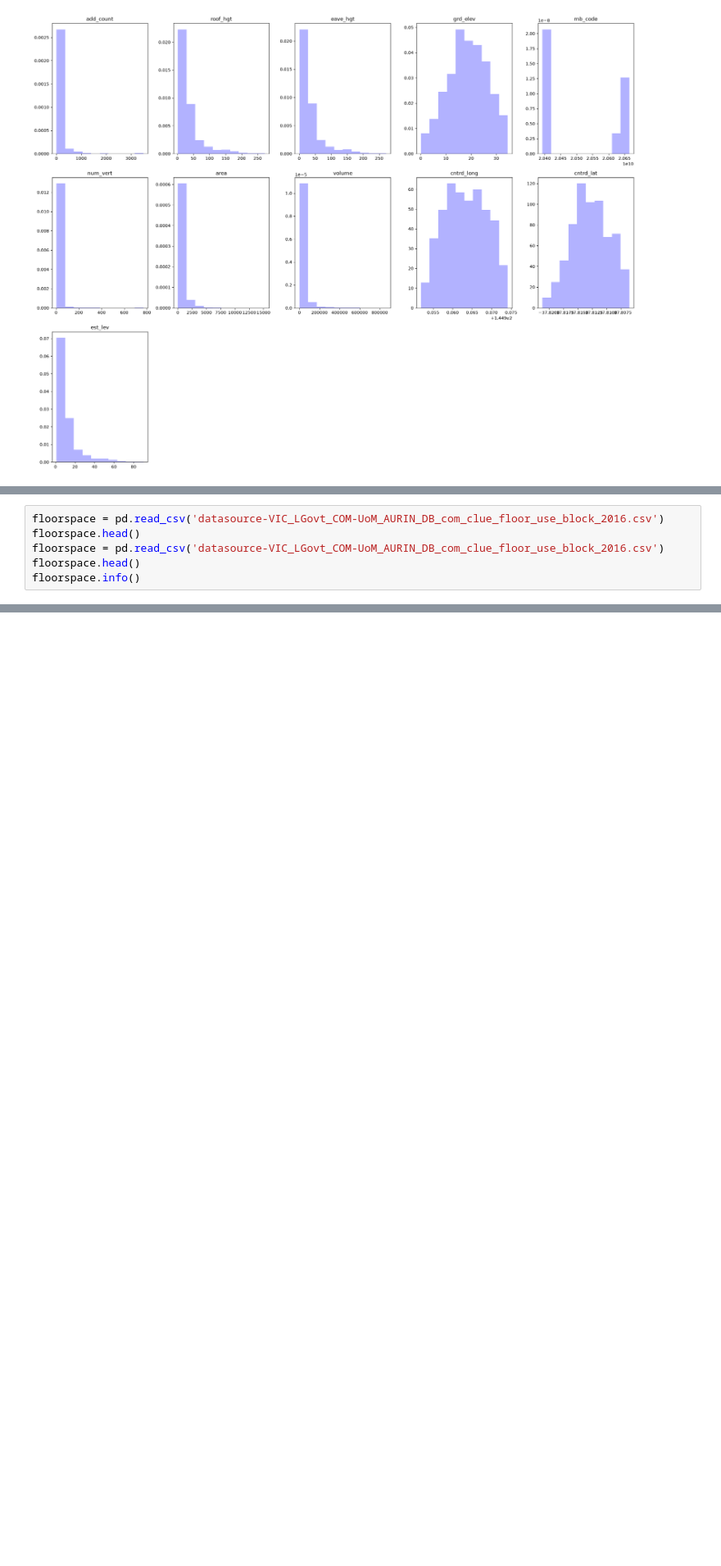
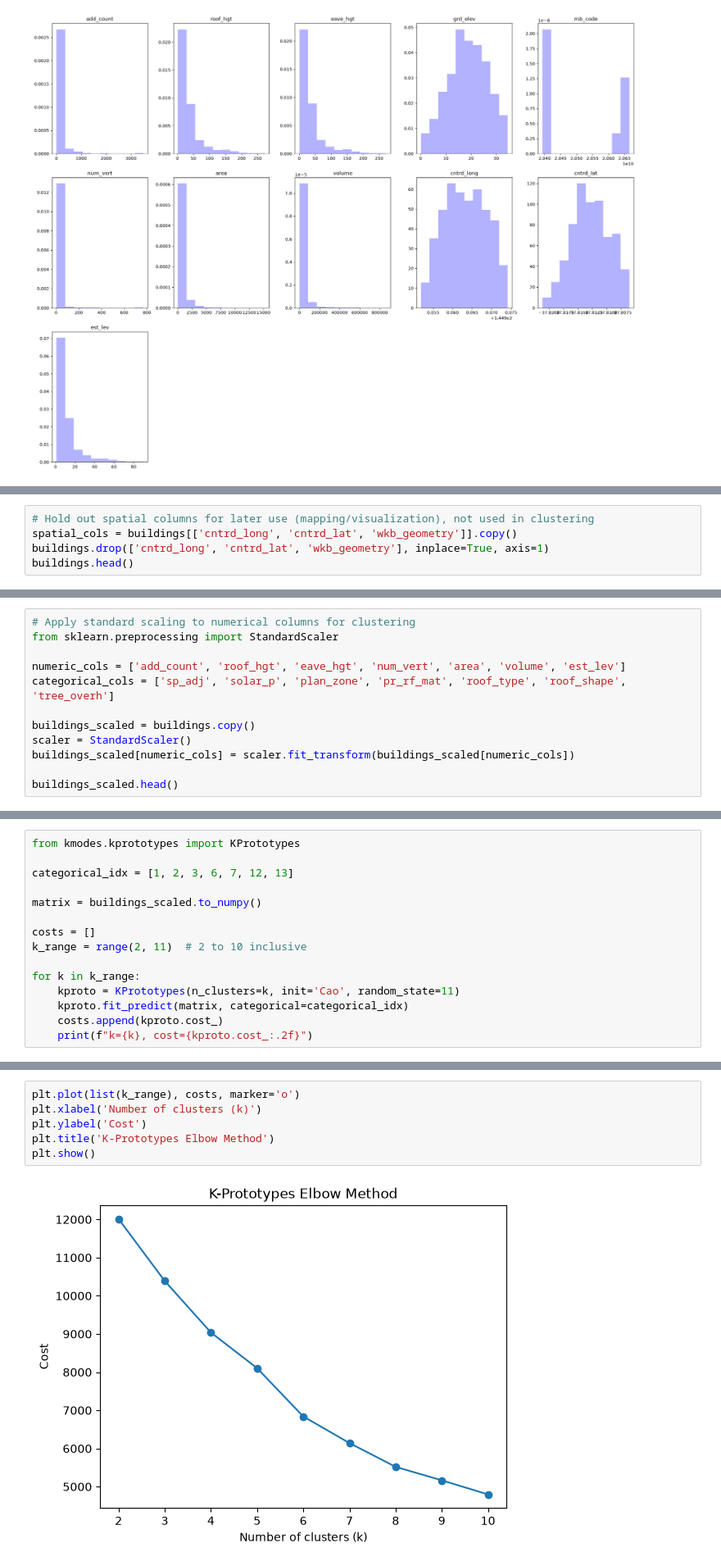
Before and after one commit to s4161925/s4161925_COSC2816_A1_Task1, a Jupyter notebook: A1_buildings_MLcode.ipynb, the cells around one changed output, grey strips where cells are left out. Shown at 82% size. Saved outputs shown, nothing was run; the diff lists cells and outputs as text; blank space fills up the shorter version.

Commit message:
Buildings ML Update

```diff
--- a/A1_EDA and ML Code.ipynb
+++ b/A1_buildings_MLcode.ipynb
@@ -132,0 +166,5 @@ plt.show()
+# %%
+# Hold out spatial columns for later use (mapping/visualization), not used in clustering
+spatial_cols = buildings[['cntrd_long', 'cntrd_lat', 'wkb_geometry']].copy()
+buildings.drop(['cntrd_long', 'cntrd_lat', 'wkb_geometry'], inplace=True, axis=1)
+buildings.head()
@@ -132,0 +216,12 @@ plt.show()
+# %%
+# Apply standard scaling to numerical columns for clustering
+from sklearn.preprocessing import StandardScaler
+
+numeric_cols = ['add_count', 'roof_hgt', 'eave_hgt', 'num_vert', 'area', 'volume', 'est_lev']
+categorical_cols = ['sp_adj', 'solar_p', 'plan_zone', 'pr_rf_mat', 'roof_type', 'roof_shape', 'tree_overh']
+
+buildings_scaled = buildings.copy()
+scaler = StandardScaler()
+buildings_scaled[numeric_cols] = scaler.fit_transform(buildings_scaled[numeric_cols])
+
+buildings_scaled.head()
@@ -133,6 +235,15 @@ plt.show()
 # %%
-floorspace = pd.read_csv('datasource-VIC_LGovt_COM-UoM_AURIN_DB_com_clue_floor_use_block_2016.csv')
-floorspace.head()
-floorspace = pd.read_csv('datasource-VIC_LGovt_COM-UoM_AURIN_DB_com_clue_floor_use_block_2016.csv')
-floorspace.head()
-floorspace.info()
+from kmodes.kprototypes import KPrototypes
+
+categorical_idx = [1, 2, 3, 6, 7, 12, 13]
+
+matrix = buildings_scaled.to_numpy()
+
+costs = []
+k_range = range(2, 11)  # 2 to 10 inclusive
+
+for k in k_range:
+    kproto = KPrototypes(n_clusters=k, init='Cao', random_state=11)
+    kproto.fit_predict(matrix, categorical=categorical_idx)
+    costs.append(kproto.cost_)
+    print(f"k={k}, cost={kproto.cost_:.2f}")
@@ -138,0 +260,8 @@ floorspace.info()
+# %%
+plt.plot(list(k_range), costs, marker='o')
+plt.xlabel('Number of clusters (k)')
+plt.ylabel('Cost')
+plt.title('K-Prototypes Elbow Method')
+plt.show()
+# %% [output]
+[figure, added]
```
Also changed, not shown: parts of 8 cells of this notebook, 3 other files.
